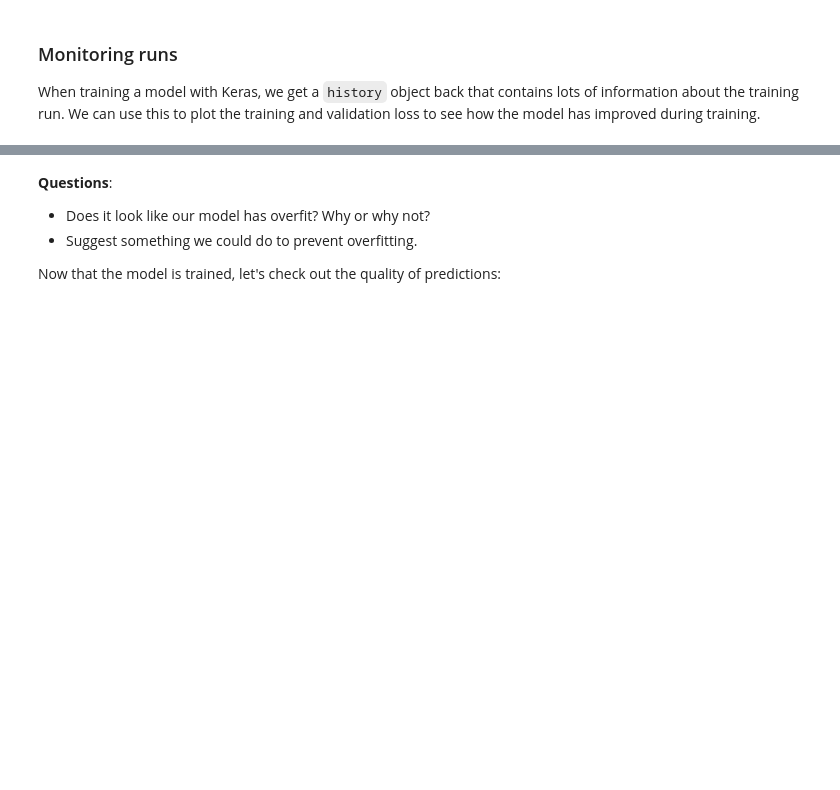
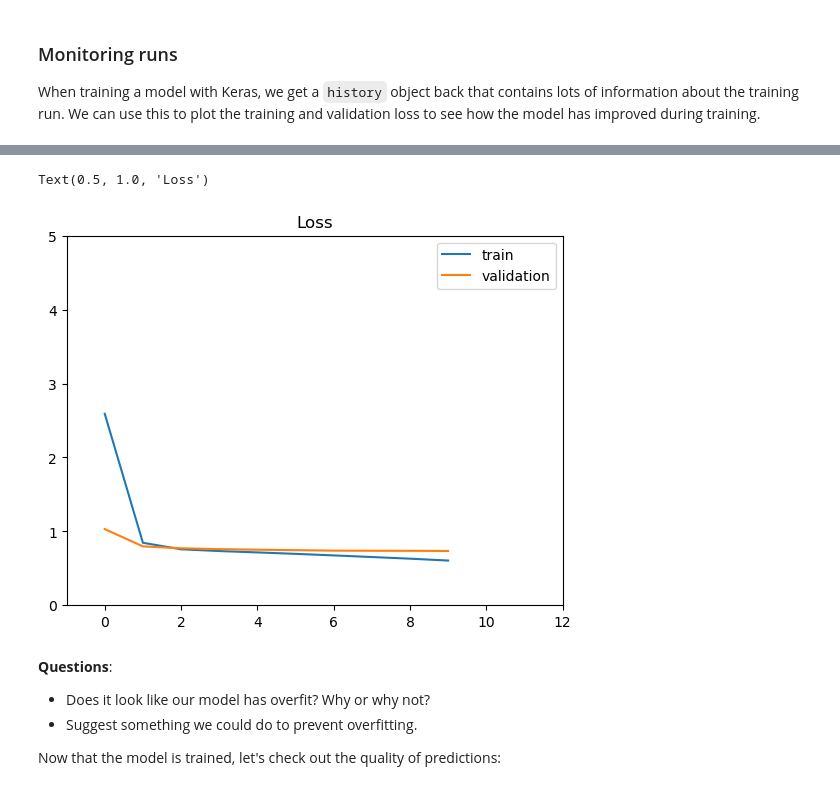
Before and after one commit to ishrathmi/deep_learning, a Jupyter notebook: 01_materials/labs/lab_3.ipynb, the cells around one changed output, grey strips where cells are left out. Cells and saved outputs as stored; diff of their text form; code cells hidden in the pictures; blank space fills up the shorter version.

```diff
--- a/01_materials/labs/lab_3.ipynb
+++ b/01_materials/labs/lab_3.ipynb
@@ -169,9 +283,13 @@ history = model.fit([user_id_train, item_id_train], rating_train,
 # %%
 plt.plot(history.history['loss'], label='train')
 plt.plot(history.history['val_loss'], label='validation')
-plt.ylim(0, 2)
+plt.ylim(0, 5)
+plt.xlim(-1, 12)
 plt.legend(loc='best')
-plt.title('Loss');
+plt.title('Loss')
+# %% [output]
+Text(0.5, 1.0, 'Loss')
+[figure, added]
 # %% [markdown]
 **Questions**:
 
```
Also changed, not shown: parts of 27 cells of this notebook, 3 other files.
